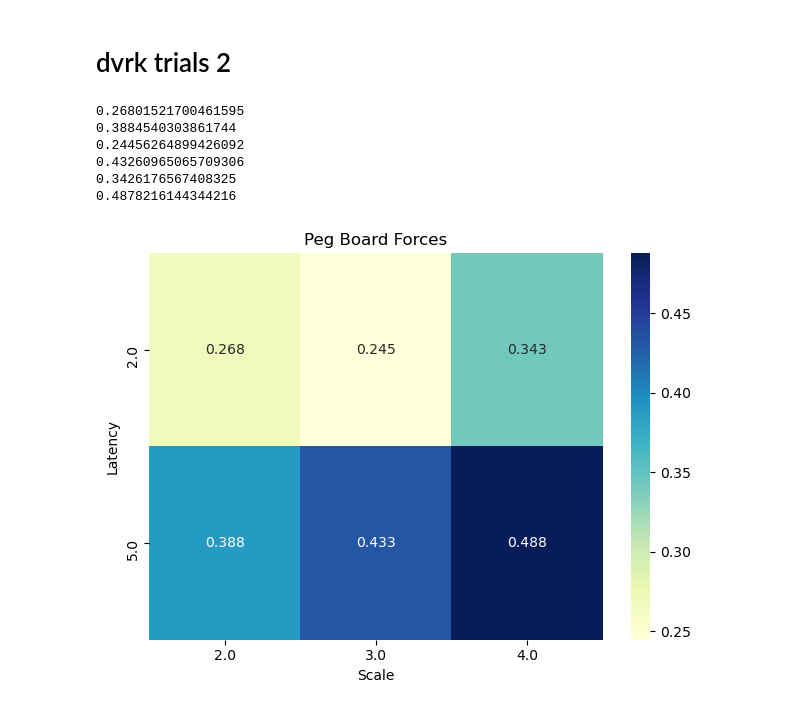
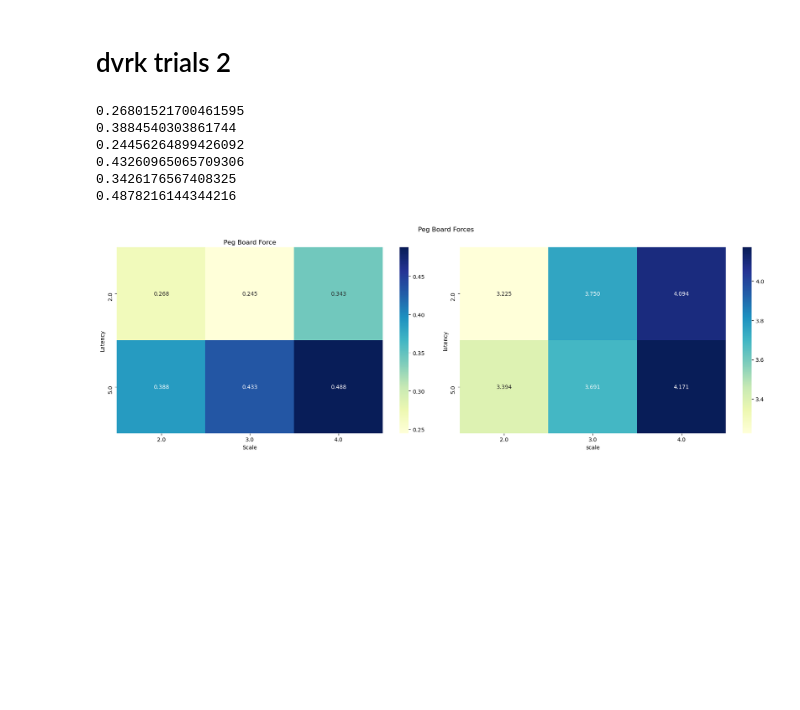
Before and after one commit to jasonkglim/MotionScaling, a Jupyter notebook: performance_modeling/model_analysis.ipynb, the cells around one changed output. Saved outputs shown, nothing was run; the diff lists cells and outputs as text; code cells hidden in the pictures; blank space fills up the shorter version.

Commit message:
did analysis of psm forces

```diff
--- a/performance_modeling/model_analysis.ipynb
+++ b/performance_modeling/model_analysis.ipynb
@@ -2102,11 +2102,13 @@ import pickle
 import itertools
 import csv
 import os
+import matplotlib.pyplot as plt
+import seaborn as sns
+
 
 scale = [2, 3, 4]
 delay = [2, 5]
-items = np.meshgrid(scale, delay)
-data = pd.DataFrame(columns=["scale", "latency", "avg_total_force"])
+data = pd.DataFrame(columns=["scale", "latency", "avg_board_force", "avg_psm_force"])
 
 for s, d in itertools.product(scale, delay):
 	# with open(f"../dvrk/9-10-24_dvrk_MotionScaling_trials_ForceSensing/scale_{s}e-1_delay_{d}e-1.csv", 'r') as f:
@@ -2114,77 +2116,56 @@ for s, d in itertools.product(scale, delay):
 	# 	for line in reader:
 	# 		print(line)
 	# 		break
+	with open(f"../dvrk/rosbags/scale_{s}e-1_delay_{d}e-1.pkl", 'rb') as f:
+		psm_force_data = pickle.load(f)
+	avg_psm_force = psm_force_data["PSM1"]["force_mag"].mean() + psm_force_data["PSM2"]["force_mag"].mean()
 	df = pd.read_csv(f"../dvrk/9-10-24_dvrk_MotionScaling_trials_ForceSensing/scale_{s}e-1_delay_{d}e-1.csv", skiprows=6)
 	# print(df.columns)
 	total_force = np.sqrt(df[' Fx ']**2 + df[' Fy ']**2 + df[' Fz ']**2)
 	avg_total_force = np.mean(total_force)
 	print(avg_total_force)
-	data.loc[len(data)] = [s, d, avg_total_force]
+	data.loc[len(data)] = [s, d, avg_total_force, avg_psm_force]
 	# plt.figure()
 	# plt.plot(df[' Fz '], label='Fz')
 	# plt.plot(df[' Fx '], label='Fx')
 	# plt.plot(df[' Fy '], label='Fy')
 	# plt.legend()
 	# # plt.show()
 
-# fig, ax = plt.subplots(1, 1, figsize=(18, 6))
-plt.figure()
+fig, ax = plt.subplots(1, 2, figsize=(18, 6))
+# plt.figure()
 user = "Jason"
 title = (f"Peg Board Forces")
-plt.title(title)
-# Original data heatmap with all points highlighted (now all are training points)
-force_heatmap = data.pivot(
-	index='latency', columns='scale', values='avg_total_force'
+fig.suptitle(title)
+board_force_heatmap = data.pivot(
+	index='latency', columns='scale', values='avg_board_force'
 )
-sns.heatmap(force_heatmap, cmap='YlGnBu', ax=plt.gca(), annot=True, fmt='.3f')
-# ax[0].set_title('Time')
-plt.xlabel('Scale')
-plt.ylabel('Latency')
-# annotate_extrema(time_score_heatmap.values, ax[0], extrema_type='max')
+sns.heatmap(board_force_heatmap, cmap='YlGnBu', ax=ax[0], annot=True, fmt='.3f')
+ax[0].set_title('Peg Board Force')
+ax[0].set_xlabel('Scale')
+ax[0].set_ylabel('Latency')
+# annotate_extrema(board_force_heatmap.values, ax[0], extrema_type='max')
 
-# # Full predicted data heatmap (prediction on the entire dataset)
-# penalty_heatmap = data.pivot(
-# 	index='latency', columns='scale', values='drops'
-# )
-# sns.heatmap(penalty_heatmap, cmap='YlGnBu', ax=ax[1], annot=True)
-# ax[1].set_title('Number of Drops')
-# ax[1].set_xlabel('Scale')
-# ax[1].set_ylabel('Latency')
-# # annotate_extrema(penalty_heatmap.values, ax[1], extrema_type='min')
-
-# overall_score_heatmap = data.pivot(
-# 	index='latency', columns='scale', values='overall_score'
-# )
-# sns.heatmap(overall_score_heatmap, cmap='YlGnBu', ax=ax[2], annot=True, fmt='.0f')
-# # annotate(ax[1], dense_pred_data, X_train, color='green')
-# ax[2].set_title('Overall Score')
-# ax[2].set_xlabel('Scale')
-# ax[2].set_ylabel('Latency')
-# # annotate_extrema(overall_score_heatmap, ax[2], extrema_type='max')
-
-# # # Plot residuals
-# # data["residual"] = np.abs(data["performance"] - data["Y_pred"])
-# # residual = data.pivot(
-# # 	index='latency', columns='scale', values='residual'
-# # )
-# # sns.heatmap(residual, cmap='YlGnBu', ax=ax[2], annot=True)
-# # annotate(ax[2], residual, X_train, color='green')
-# # ax[2].set_title('Residuals')
-# # ax[2].set_xlabel('Scale')
-# # ax[2].set_ylabel('Latency')
-# # annotate_extrema(residual.values, ax[2], 'min')
+psm_force_heatmap = data.pivot(
+	index='latency', columns='scale', values='avg_psm_force'
+)
+sns.heatmap(psm_force_heatmap, cmap='YlGnBu', ax=ax[1], annot=True, fmt='.3f')
+ax[0].set_title('Peg Board Force')
+ax[0].set_xlabel('Scale')
+ax[0].set_ylabel('Latency')
+# annotate_extrema(psm_force_heatmap.values, ax[1], extrema_type='max')
 
 plt.tight_layout()
 folder = "../figures/dvrk"
 os.makedirs(folder, exist_ok=True)
 filepath = f"{folder}/{user}_force"
 plt.savefig(filepath, facecolor='w')
 plt.show()
 # %% [output]
 0.26801521700461595
 0.3884540303861744
 0.24456264899426092
 0.43260965065709306
 0.3426176567408325
 0.4878216144344216
-[figure, old version]
+[figure, new version]
```
Also changed, not shown: 19 other files.
